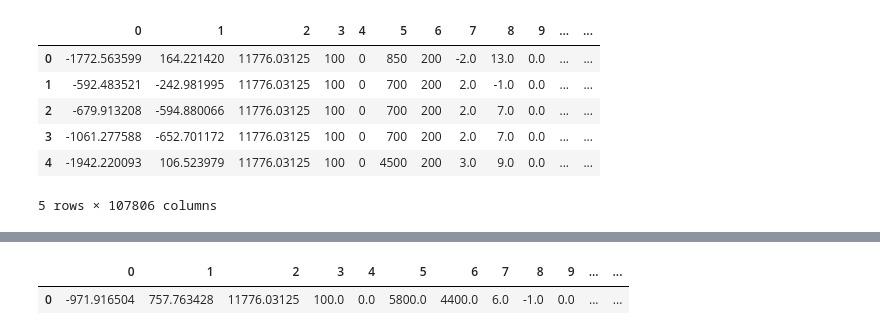
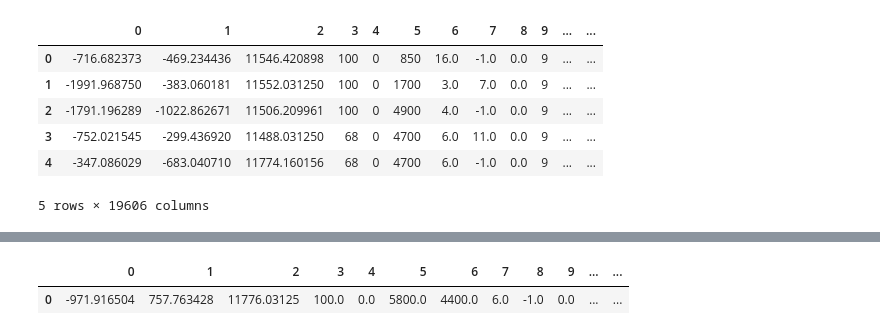
Before and after one commit to jadasek/Smokes_labeling, a Jupyter notebook: main.ipynb, the cells around one changed output, grey strips where cells are left out. Cells and saved outputs as stored; diff of their text form; code cells hidden in the pictures.

```diff
--- a/main.ipynb
+++ b/main.ipynb
@@ -2,7 +2,7 @@
 from demoparser import DemoParser
 import pandas as pd
 
-parser = DemoParser(r"C:\Program Files (x86)\Steam\steamapps\common\Counter-Strike Global Offensive\csgo\replays\1-ba1fb2c5-681a-49b9-a7a8-4ecd31148e1d-1-1.dem")
+parser = DemoParser(r"C:\Program Files (x86)\Steam\steamapps\common\Counter-Strike Global Offensive\csgo\replays\match730_003617425643731419460_0501383489_183.dem")
 events = parser.parse_events("smokegrenade_detonate")
 events = pd.DataFrame(events)
 # %%
@@ -70,0 +70,6 @@ df
+# %%
+categorical_columns = aaa.select_dtypes(include='object').columns
+for column in categorical_columns:
+    aaa[column] = aaa[column].map(country_map)
+
+aaa.head(5)
@@ -74,7 +218,7 @@ from sklearn.preprocessing import LabelEncoder
 
 
 ticks = events['tick'].values
-wanted_props = ["X", "Y", "Z", "health", 'spotted','equipment_value','round_start_eq_val', 'kills','ammo','flash_duration']
+wanted_props = ["X", "Y", "Z", "health", 'spotted','equipment_value','kills','ammo','flash_duration']
 df = parser.parse_ticks(wanted_props)
 df = pd.DataFrame(df)
 
@@ -88,7 +232,7 @@ for i in ticks:
     new_df = df.loc[index_of_tick_start:index_of_tick_end]
 
     print(index_of_tick_start, index_of_tick_end)
-    new_df = new_df.drop(['steamid','tick'], axis=1)
+    new_df = new_df.drop(['steamid'], axis=1)
     combined_row = new_df.values.flatten()
     combined_row = np.append(combined_row, events2[indexing:indexing+3])
     smokes_new.append(combined_row)
@@ -142,22 +268,22 @@ smokes_new.head(5)
 # %%
 
-#smokes_new['stopped_rush'] = [0,0,0,0,0,0,0,0,0,0,0,0,0,0,0,0,0,0,0,0,0,0,0,0]
-#smokes_new['label'] = [3,3,4,4,3,4,3,4,3,4,4,2,2,2,1,2,3,3,3,4,3,4,3,4]
+smokes_new['stopped_rush'] = [0,0,0,0,0,0,0,0,0,0,0,0,0,0,0,0,0,0,0,0,0,0,0,0]
+smokes_new['label'] = [3,3,4,4,3,4,3,4,3,4,4,2,2,2,1,2,3,3,3,4,3,4,3,4]
 #smokes_new['stopped_rush'] = [0,0,0,0,0,0,0,0,0,0,0,0,1,0,0,0,0,0,0,0,0,1,0,0,0,0,0,0,0,0,0,0,0,0,0,1,0,0,0,0,0,0,0,0,0,0,0,0,0,0,0,0,0,0,0,0,0,0]
 #smokes_new['label'] = [3,3,3,4,4,3,5,3,3,4,3,3,4,2,3,3,3,2,3,2,3,4,4,4,2,2,3,3,3,2,3,3,2,3,3,4,3,3,4,3,3,3,3,4,3,3,3,4,2,3,3,4,3,3,4,4,3,3]
 #smokes_new['stopped_rush'] = [0,0,1,0,0,0,0,0,1,0,0,0,0,0,0,0,0,0,0,0,0,0,0,0,0,0,0,0,0,0,0,0,0,0,0,0,0,0,0,0,0,0,0,0,0,0,0,0,0,0,0,0,0,0,0,0,0,0,0,0,0,0,0,0,0,1,0,0,0,0,0,0,0,0,0,0,0,0,0,0,0,0,0,0]
 #smokes_new['label'] = [3,2,5,4,3,4,3,3,4,3,3,3,3,3,3,4,3,3,3,2,4,3,4,3,3,4,4,4,4,3,3,3,3,3,3,3,3,3,3,4,3,4,2,4,3,4,3,3,3,5,2,2,4,3,3,3,2,3,3,3,3,3,3,4,3,4,3,3,3,4,4,3,3,3,4,4,3,3,3,3,3,4,4,3]
-smokes_new['stopped_rush'] = [0,0,0,0,0,0,0,0,0,0,0,0,0,0,0,0,0,0,1,0,0,0,0,0,0,0,0,0,0,0,0,0,0,0,1,0,0,0,0,0,0,0,0,0,0,0,0,0,0,0,0,0,0,0,0,0,0,0,0,0,1,0,0,0,0,0,0,0,0,0,0,0,0,0,0,0,0,0,0,0,0,0,0,0,0,0,0,0,0,0,0,0,0,0,0,0,0,0,0,0,0,0,0,0]
-smokes_new['label'] = [3,3,3,3,3,3,4,4,3,4,4,3,4,3,3,4,2,3,5,3,3,3,3,3,3,4,3,3,3,4,4,3,4,3,4,4,3,3,3,4,3,3,3,4,3,2,3,3,3,3,3,4,2,3,3,4,3,3,3,4,4,3,4,3,4,2,3,4,3,3,2,2,3,3,3,3,2,2,2,3,3,3,4,3,4,2,3,3,3,4,3,4,3,3,2,3,4,4,3,3,3,4,3,2]
+#smokes_new['stopped_rush'] = [0,0,0,0,0,0,0,0,0,0,0,0,0,0,0,0,0,0,1,0,0,0,0,0,0,0,0,0,0,0,0,0,0,0,1,0,0,0,0,0,0,0,0,0,0,0,0,0,0,0,0,0,0,0,0,0,0,0,0,0,1,0,0,0,0,0,0,0,0,0,0,0,0,0,0,0,0,0,0,0,0,0,0,0,0,0,0,0,0,0,0,0,0,0,0,0,0,0,0,0,0,0,0,0]
+#smokes_new['label'] = [3,3,3,3,3,3,4,4,3,4,4,3,4,3,3,4,2,3,5,3,3,3,3,3,3,4,3,3,3,4,4,3,4,3,4,4,3,3,3,4,3,3,3,4,3,2,3,3,3,3,3,4,2,3,3,4,3,3,3,4,4,3,4,3,4,2,3,4,3,3,2,2,3,3,3,3,2,2,2,3,3,3,4,3,4,2,3,3,3,4,3,4,3,3,2,3,4,4,3,3,3,4,3,2]
 smokes_new.head(5)
 # %% [output]
 |  | 0 | 1 | 2 | 3 | 4 | 5 | 6 | 7 | 8 | 9 | ... | ... |
-| 0 | -1772.563599 | 164.221420 | 11776.03125 | 100 | 0 | 850 | 200 | -2.0 | 13.0 | 0.0 | ... | ... |
-| 1 | -592.483521 | -242.981995 | 11776.03125 | 100 | 0 | 700 | 200 | 2.0 | -1.0 | 0.0 | ... | ... |
-| 2 | -679.913208 | -594.880066 | 11776.03125 | 100 | 0 | 700 | 200 | 2.0 | 7.0 | 0.0 | ... | ... |
-| 3 | -1061.277588 | -652.701172 | 11776.03125 | 100 | 0 | 700 | 200 | 2.0 | 7.0 | 0.0 | ... | ... |
-| 4 | -1942.220093 | 106.523979 | 11776.03125 | 100 | 0 | 4500 | 200 | 3.0 | 9.0 | 0.0 | ... | ... |
+| 0 | -716.682373 | -469.234436 | 11546.420898 | 100 | 0 | 850 | 16.0 | -1.0 | 0.0 | 9 | ... | ... |
+| 1 | -1991.968750 | -383.060181 | 11552.031250 | 100 | 0 | 1700 | 3.0 | 7.0 | 0.0 | 9 | ... | ... |
+| 2 | -1791.196289 | -1022.862671 | 11506.209961 | 100 | 0 | 4900 | 4.0 | -1.0 | 0.0 | 9 | ... | ... |
+| 3 | -752.021545 | -299.436920 | 11488.031250 | 68 | 0 | 4700 | 6.0 | 11.0 | 0.0 | 9 | ... | ... |
+| 4 | -347.086029 | -683.040710 | 11774.160156 | 68 | 0 | 4700 | 6.0 | -1.0 | 0.0 | 9 | ... | ... |
-5 rows × 107806 columns
+5 rows × 19606 columns
 # %%
 #smokes.to_csv('smokes_data.csv',header='False', index='False', mode='a')
 # %%
```
Also changed, not shown: parts of 33 cells of this notebook, 1 other file.
